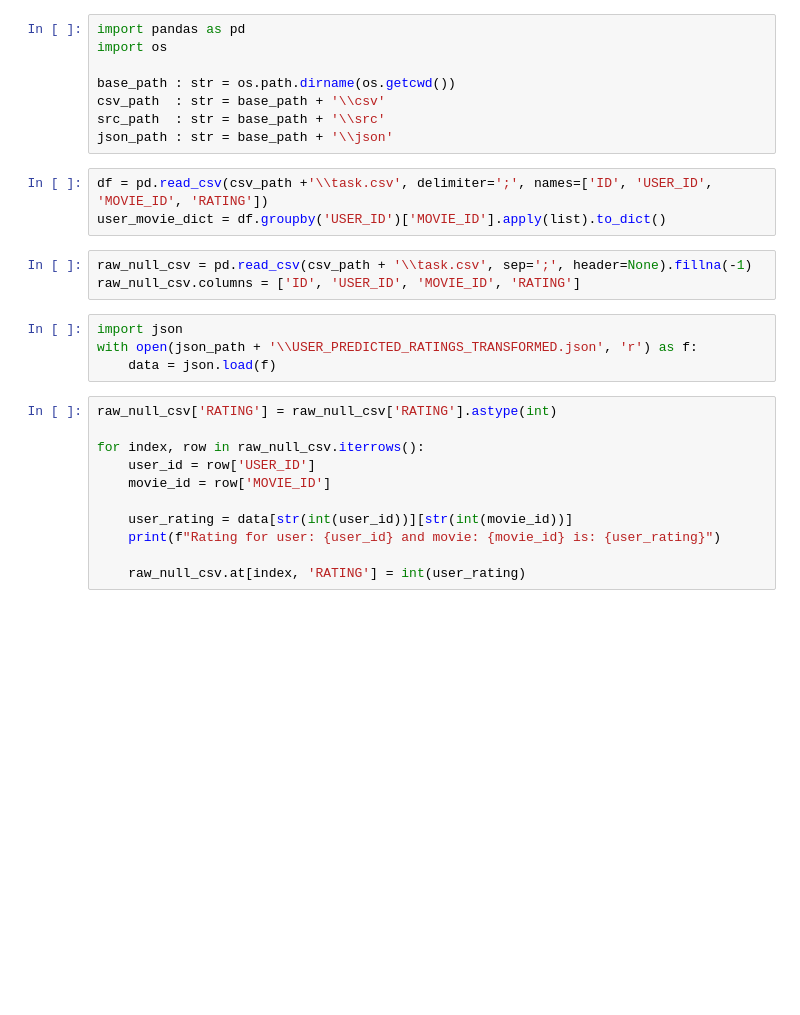
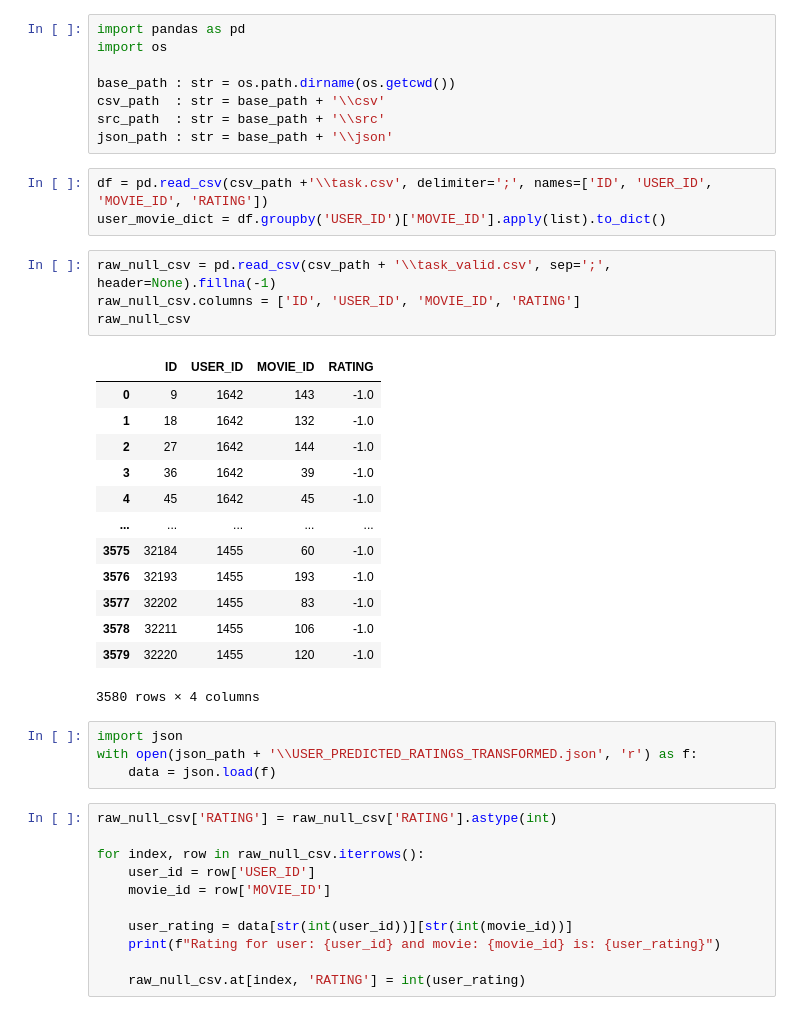
Before and after one commit to brzozio/TUL-Machine-Learning, a Jupyter notebook: Trees and Forest/Random Forest/src/to_csv.ipynb, the cells around one changed output. Drawn from its saved outputs; the diff is of its cells as text; blank space fills up the shorter version.

```diff
--- a/Trees and Forest/Random Forest/src/to_csv.ipynb
+++ b/Trees and Forest/Random Forest/src/to_csv.ipynb
@@ -10,8 +10,23 @@ json_path : str = base_path + '\\json'
 df = pd.read_csv(csv_path +'\\task.csv', delimiter=';', names=['ID', 'USER_ID', 'MOVIE_ID', 'RATING'])
 user_movie_dict = df.groupby('USER_ID')['MOVIE_ID'].apply(list).to_dict()
 # %%
-raw_null_csv = pd.read_csv(csv_path + '\\task.csv', sep=';', header=None).fillna(-1)
+raw_null_csv = pd.read_csv(csv_path + '\\task_valid.csv', sep=';', header=None).fillna(-1)
 raw_null_csv.columns = ['ID', 'USER_ID', 'MOVIE_ID', 'RATING']
+raw_null_csv
+# %% [output]
+|  | ID | USER_ID | MOVIE_ID | RATING |
+| 0 | 9 | 1642 | 143 | -1.0 |
+| 1 | 18 | 1642 | 132 | -1.0 |
+| 2 | 27 | 1642 | 144 | -1.0 |
+| 3 | 36 | 1642 | 39 | -1.0 |
+| 4 | 45 | 1642 | 45 | -1.0 |
+| ... | ... | ... | ... | ... |
+| 3575 | 32184 | 1455 | 60 | -1.0 |
+| 3576 | 32193 | 1455 | 193 | -1.0 |
+| 3577 | 32202 | 1455 | 83 | -1.0 |
+| 3578 | 32211 | 1455 | 106 | -1.0 |
+| 3579 | 32220 | 1455 | 120 | -1.0 |
+3580 rows × 4 columns
 # %%
 import json
 with open(json_path + '\\USER_PREDICTED_RATINGS_TRANSFORMED.json', 'r') as f:
```
Also changed, not shown: parts of 2 cells of this notebook, 25 other files.
